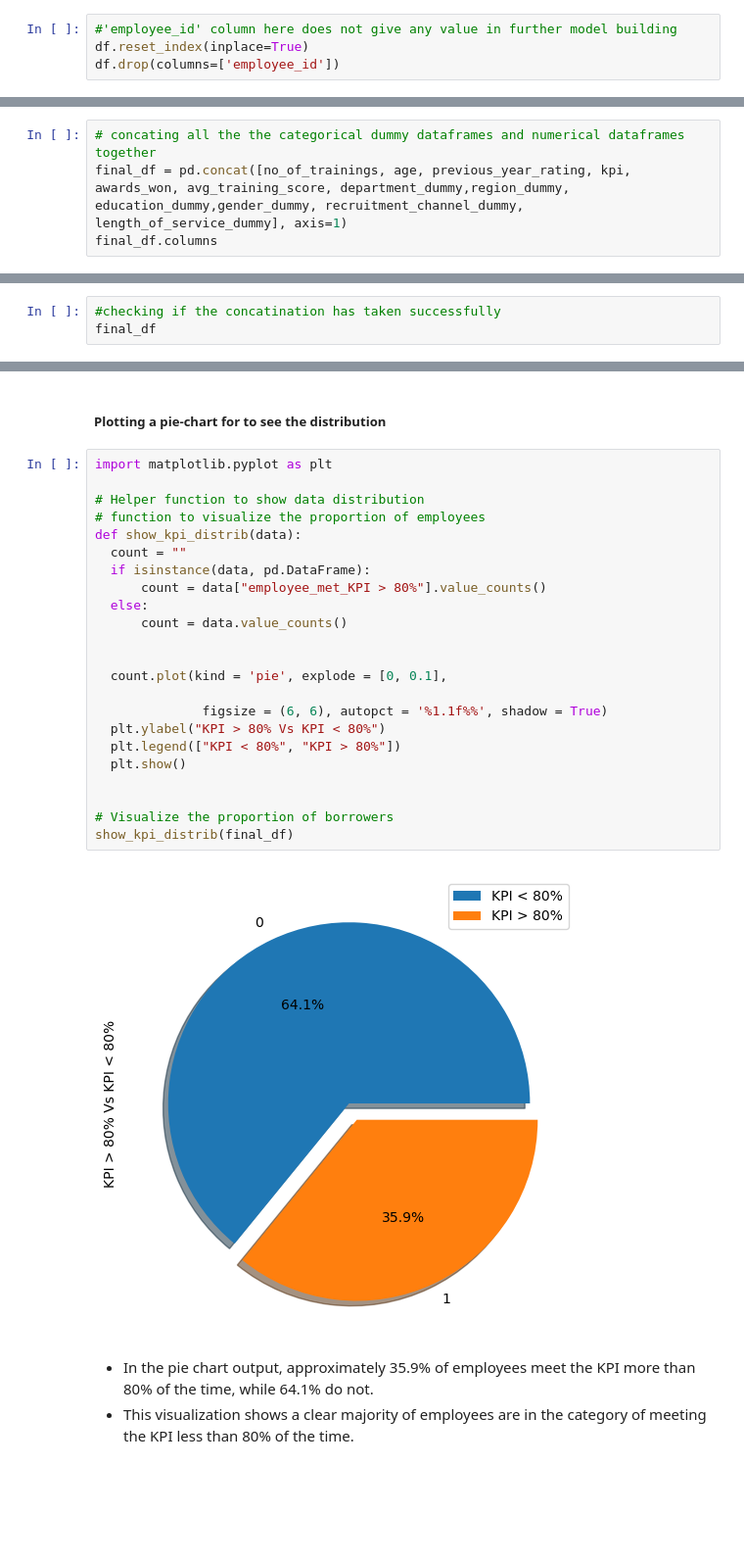
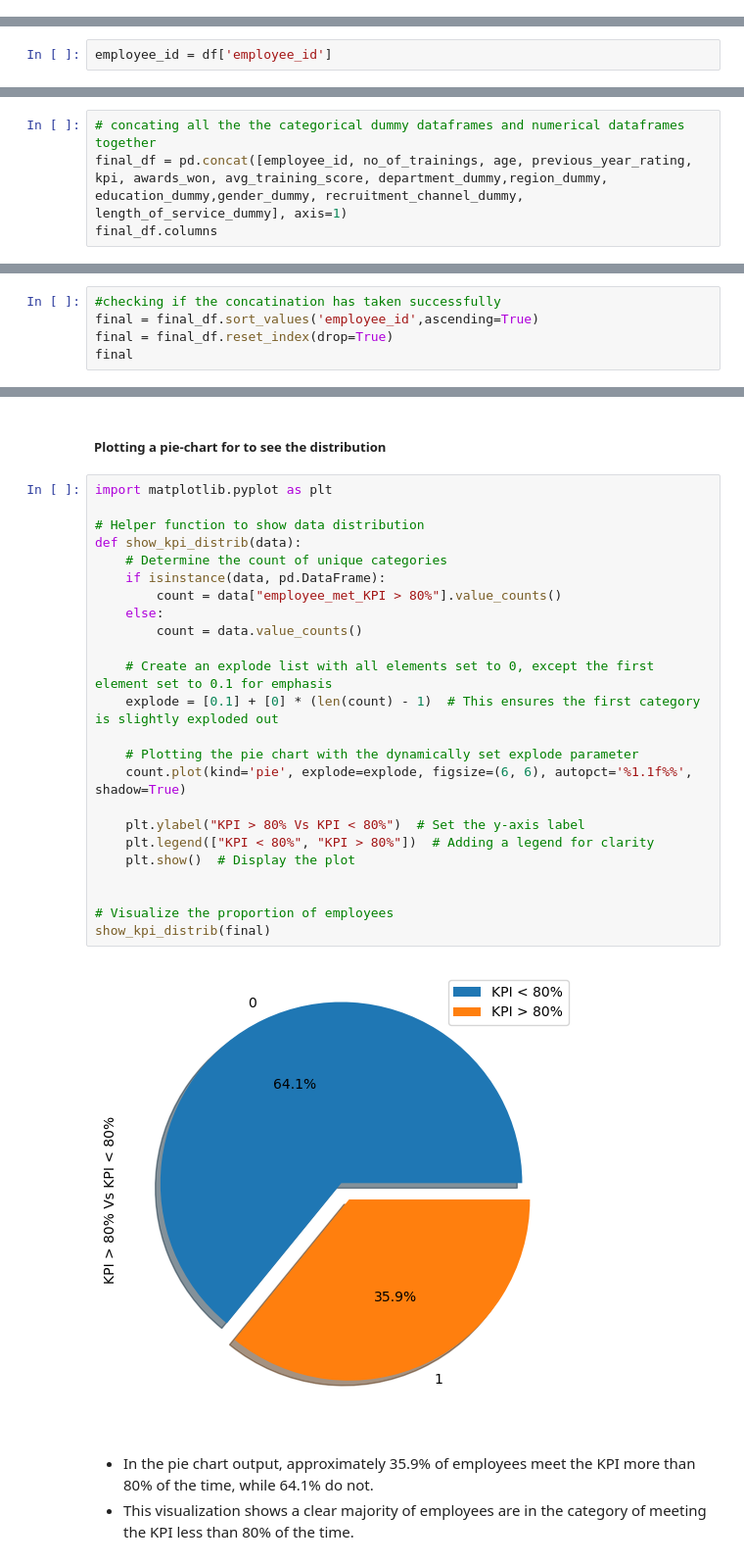
Before and after one commit to DipanshuKakshapati/TFI-_-MENTERNSHIP, a Jupyter notebook: Component_4.ipynb, the cells around one changed output, grey strips where cells are left out. Shown at 98% size. Drawn from its saved outputs; the diff is of its cells as text; blank space fills up the shorter version.

```diff
--- a/Component_4.ipynb
+++ b/Component_4.ipynb
@@ -375,4 +372,0 @@ memory usage: 2.3+ MB
-# %%
-#'employee_id' column here does not give any value in further model building
-df.reset_index(inplace=True)
-df.drop(columns=['employee_id'])
@@ -538,10 +518,12 @@ awards_won = df['employee_awards_won']
 # %%
 #creating a avg_training_score
 avg_training_score = df['employee_avg_training_score']
+# %%
+employee_id = df['employee_id']
 # %% [markdown]
 ### Concatination
 # %%
 # concating all the the categorical dummy dataframes and numerical dataframes together
-final_df = pd.concat([no_of_trainings, age, previous_year_rating, kpi, awards_won, avg_training_score, department_dummy,region_dummy, education_dummy,gender_dummy, recruitment_channel_dummy, length_of_service_dummy], axis=1)
+final_df = pd.concat([employee_id, no_of_trainings, age, previous_year_rating, kpi, awards_won, avg_training_score, department_dummy,region_dummy, education_dummy,gender_dummy, recruitment_channel_dummy, length_of_service_dummy], axis=1)
 final_df.columns
 # %% [output]
@@ -564,5 +546,7 @@ Index([  'no_of_trainings_of_employee',                  'employee_age',
       dtype='object')
 # %%
 #checking if the concatination has taken successfully
-final_df
+final = final_df.sort_values('employee_id',ascending=True)
+final = final_df.reset_index(drop=True)
+final
 # %% [output]
@@ -592,28 +570,29 @@ final_df.shape
 # %%
 import matplotlib.pyplot as plt
 
 # Helper function to show data distribution
-# function to visualize the proportion of employees
 def show_kpi_distrib(data):
-  count = ""
-  if isinstance(data, pd.DataFrame):
-      count = data["employee_met_KPI > 80%"].value_counts()
-  else:
-      count = data.value_counts()
+    # Determine the count of unique categories
+    if isinstance(data, pd.DataFrame):
+        count = data["employee_met_KPI > 80%"].value_counts()
+    else:
+        count = data.value_counts()
+
+    # Create an explode list with all elements set to 0, except the first element set to 0.1 for emphasis
+    explode = [0.1] + [0] * (len(count) - 1)  # This ensures the first category is slightly exploded out
+
+    # Plotting the pie chart with the dynamically set explode parameter
+    count.plot(kind='pie', explode=explode, figsize=(6, 6), autopct='%1.1f%%', shadow=True)
+
+    plt.ylabel("KPI > 80% Vs KPI < 80%")  # Set the y-axis label
+    plt.legend(["KPI < 80%", "KPI > 80%"])  # Adding a legend for clarity
+    plt.show()  # Display the plot
 
 
-  count.plot(kind = 'pie', explode = [0, 0.1],
-
-              figsize = (6, 6), autopct = '%1.1f%%', shadow = True)
-  plt.ylabel("KPI > 80% Vs KPI < 80%")
-  plt.legend(["KPI < 80%", "KPI > 80%"])
-  plt.show()
-
-
-# Visualize the proportion of borrowers
-show_kpi_distrib(final_df)
+# Visualize the proportion of employees
+show_kpi_distrib(final)
 # %% [output]
-[figure, old version]
+[figure, new version]
 # %% [markdown]
 - In the pie chart output, approximately 35.9% of employees meet the KPI more than 80% of the time, while 64.1% do not.
 - This visualization shows a clear majority of employees are in the category of meeting the KPI less than 80% of the time.
```
Also changed, not shown: parts of 218 cells of this notebook, 6 other files.
